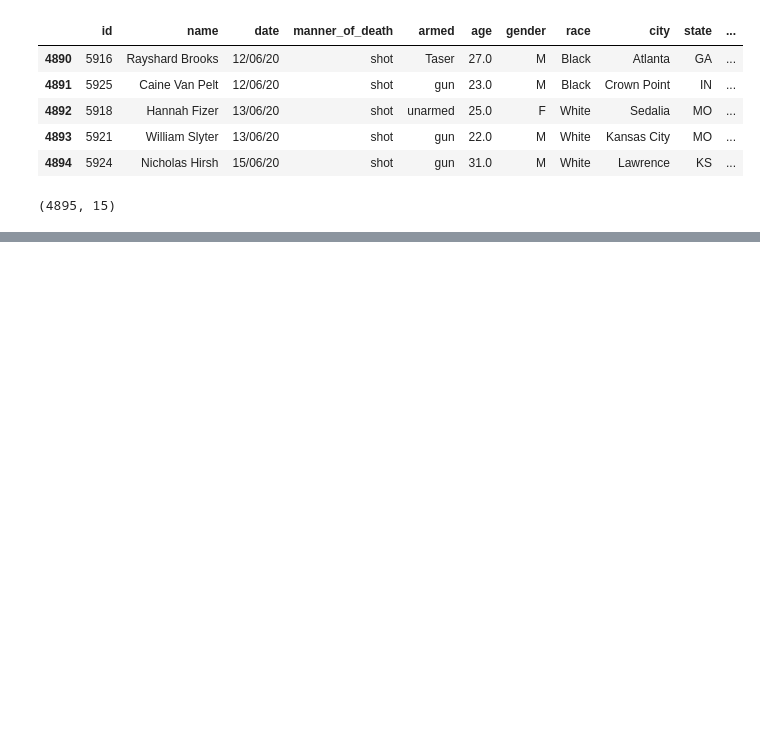
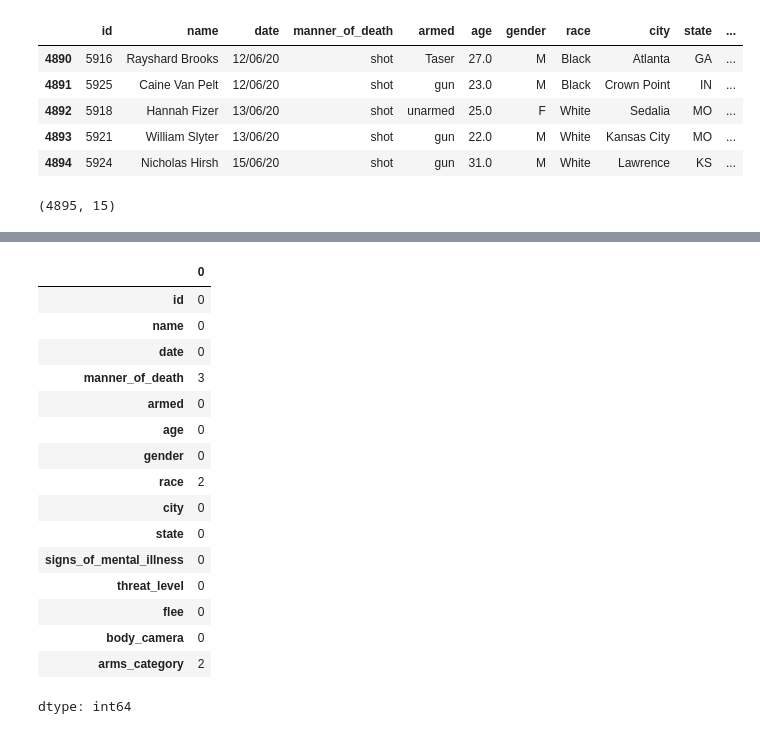
Before and after one commit to Vikaash7/21BDS0052-EDA, a Jupyter notebook: 21BDS0052.ipynb, the cells around one changed output, grey strips where cells are left out. Cells and saved outputs as stored; diff of their text form; code cells hidden in the pictures; blank space fills up the shorter version.

```diff
--- a/21BDS0052.ipynb
+++ b/21BDS0052.ipynb
@@ -53,0 +121,20 @@ data.shape
+# %%
+df.isnull().sum()
+# %% [output]
+|  | 0 |
+| id | 0 |
+| name | 0 |
+| date | 0 |
+| manner_of_death | 3 |
+| armed | 0 |
+| age | 0 |
+| gender | 0 |
+| race | 2 |
+| city | 0 |
+| state | 0 |
+| signs_of_mental_illness | 0 |
+| threat_level | 0 |
+| flee | 0 |
+| body_camera | 0 |
+| arms_category | 2 |
+dtype: int64
```
Also changed, not shown: parts of 11 cells of this notebook.
